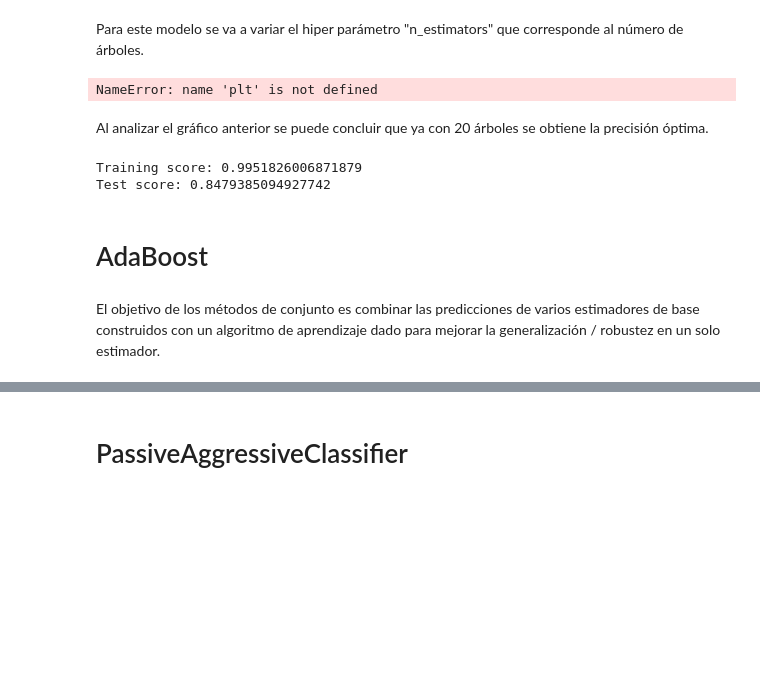
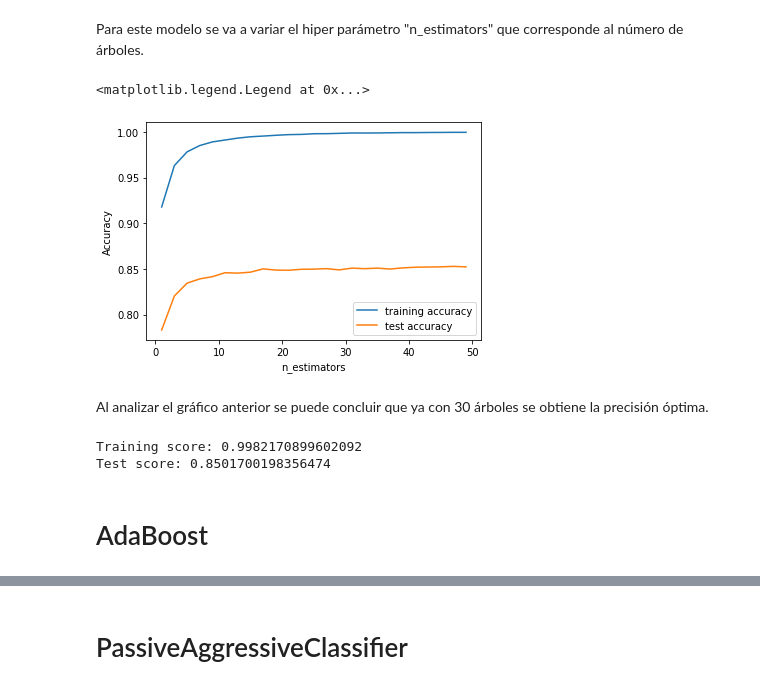
Before and after one commit to Boris94cr/Reconocimiento-de-Patrones, a Jupyter notebook: Inv-Corta-2/Inv-Corta-2.ipynb, the cells around one changed output, grey strips where cells are left out. Saved outputs shown, nothing was run; the diff lists cells and outputs as text; code cells hidden in the pictures; blank space fills up the shorter version.

```diff
--- a/Inv-Corta-2/Inv-Corta-2.ipynb
+++ b/Inv-Corta-2/Inv-Corta-2.ipynb
@@ -314,7 +311,7 @@ Para este modelo se va a variar el hiper parámetro "n_estimators" que correspon
 # %%
 training_acc = []
 test_acc = []
-rango = range(1, 100)
+rango = range(1, 50, 2)
 
 def train_model():
     # Modelo de clasificacion
@@ -330,25 +327,24 @@ for estimators in rango:
 # %%
 plt.plot(rango, training_acc, label="training accuracy")
 plt.plot(rango, test_acc, label="test accuracy")
 plt.ylabel("Accuracy")
-plt.xlabel("alpha")
+plt.xlabel("n_estimators")
 plt.legend()
 # %% [output]
-NameError: name 'plt' is not defined
+<matplotlib.legend.Legend at 0x...>
+[figure, added]
 # %% [markdown]
-Al analizar el gráfico anterior se puede concluir que ya con 20 árboles se obtiene la precisión óptima.
+Al analizar el gráfico anterior se puede concluir que ya con 30 árboles se obtiene la precisión óptima.
 # %%
 # se construye el modelo de clasificacion
-log_reg = RandomForestClassifier(n_estimators=20)
+log_reg = RandomForestClassifier(n_estimators=30)
 log_reg.fit(x_train, y_train)
 # se almacena el "training set accuracy"
 print("Training score: " + str(log_reg.score(x_train, y_train)))
 # se almacena el "test accuracy"
 print("Test score: " + str(log_reg.score(x_test, y_test)))
 # %% [output]
-Training score: 0.9951826006871879
-Test score: 0.8479385094927742
+Training score: 0.9982170899602092
+Test score: 0.8501700198356474
 # %% [markdown]
 # AdaBoost
-# %% [markdown]
-El objetivo de los métodos de conjunto es combinar las predicciones de varios estimadores de base construidos con un algoritmo de aprendizaje dado para mejorar la generalización / robustez en un solo estimador.
```
Also changed, not shown: parts of 14 cells of this notebook.
